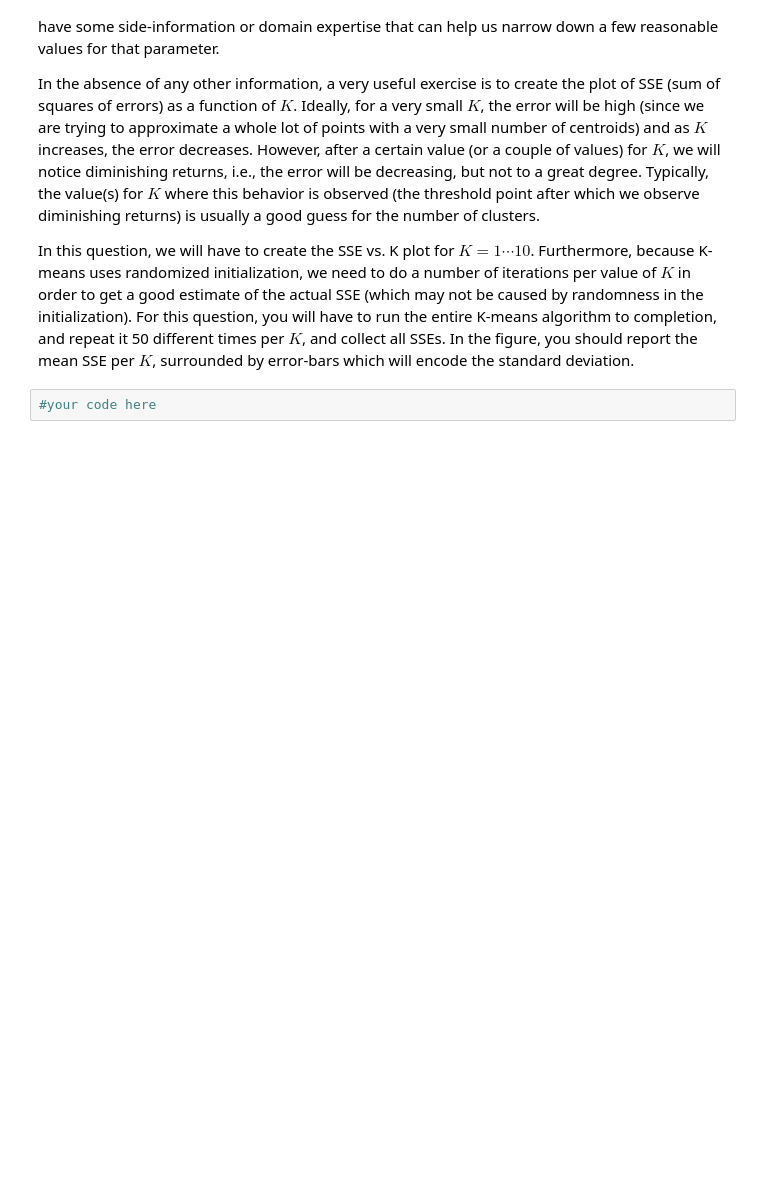
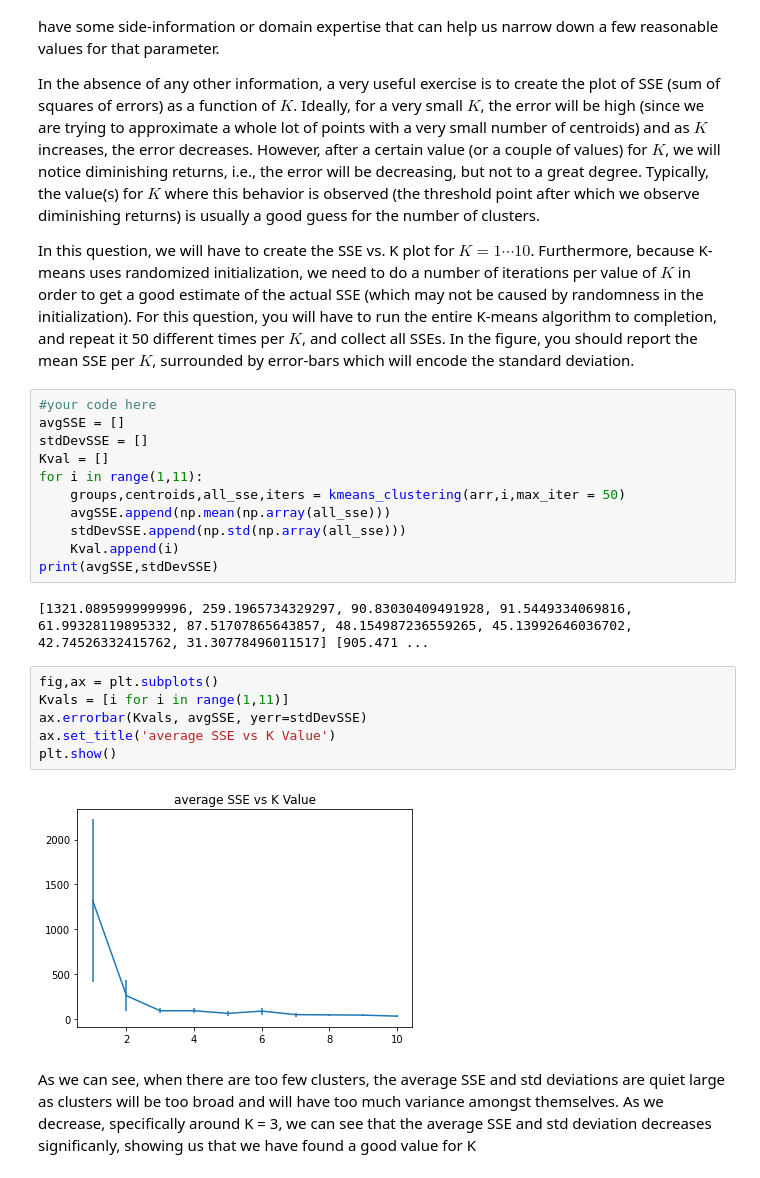
Before and after one commit to Rnair12599/CS171-Assn3, a Jupyter notebook: Assignment3.ipynb, the cells around one changed output. Drawn from its saved outputs; the diff is of its cells as text; blank space fills up the shorter version.

```diff
--- a/Assignment3.ipynb
+++ b/Assignment3.ipynb
@@ -105,5 +154,26 @@ Selecting the right number of clusters $K$ is a very challenging problem, especi
 In the absence of any other information, a very useful exercise is to create the plot of SSE (sum of squares of errors) as a function of $K$. Ideally, for a very small $K$, the error will be high (since we are trying to approximate a whole lot of points with a very small number of centroids) and as $K$ increases, the error decreases. However, after a certain value (or a couple of values) for $K$, we will notice diminishing returns, i.e., the error will be decreasing, but not to a great degree. Typically, the value(s) for $K$ where this behavior is observed (the threshold point after which we observe diminishing returns) is usually a good guess for the number of clusters.
 
 In this question, we will have to create the SSE vs. K plot for $K = 1\cdots10$. Furthermore, because K-means uses randomized initialization, we need to do a number of iterations per value of $K$ in order to get a good estimate of the actual SSE (which may not be caused by randomness in the initialization). For this question, you will have to run the entire K-means algorithm to completion, and repeat it 50 different times per $K$, and collect all SSEs. In the figure, you should report the mean SSE per $K$, surrounded by error-bars which will encode the standard deviation.
-# %%
-#your code here
+# %%
+#your code here
+avgSSE = []
+stdDevSSE = []
+Kval = []
+for i in range(1,11):
+    groups,centroids,all_sse,iters = kmeans_clustering(arr,i,max_iter = 50)
+    avgSSE.append(np.mean(np.array(all_sse)))
+    stdDevSSE.append(np.std(np.array(all_sse)))
+    Kval.append(i)
+print(avgSSE,stdDevSSE)
+# %% [output]
+[1321.0895999999996, 259.1965734329297, 90.83030409491928, 91.5449334069816, 61.99328119895332, 87.51707865643857, 48.154987236559265, 45.13992646036702, 42.74526332415762, 31.30778496011517] [905.471 ...
+# %%
+fig,ax = plt.subplots()
+Kvals = [i for i in range(1,11)]
+ax.errorbar(Kvals, avgSSE, yerr=stdDevSSE)
+ax.set_title('average SSE vs K Value')
+plt.show()
+# %% [output]
+[figure, added]
+# %% [markdown]
+As we can see, when there are too few clusters, the average SSE and std deviations are quiet large as clusters will be too broad and will have too much variance amongst themselves. As we decrease, specifically around K = 3, we can see that the average SSE and std deviation decreases significanly, showing us that we have found a good value for K
```
Also changed, not shown: parts of 5 cells of this notebook.
